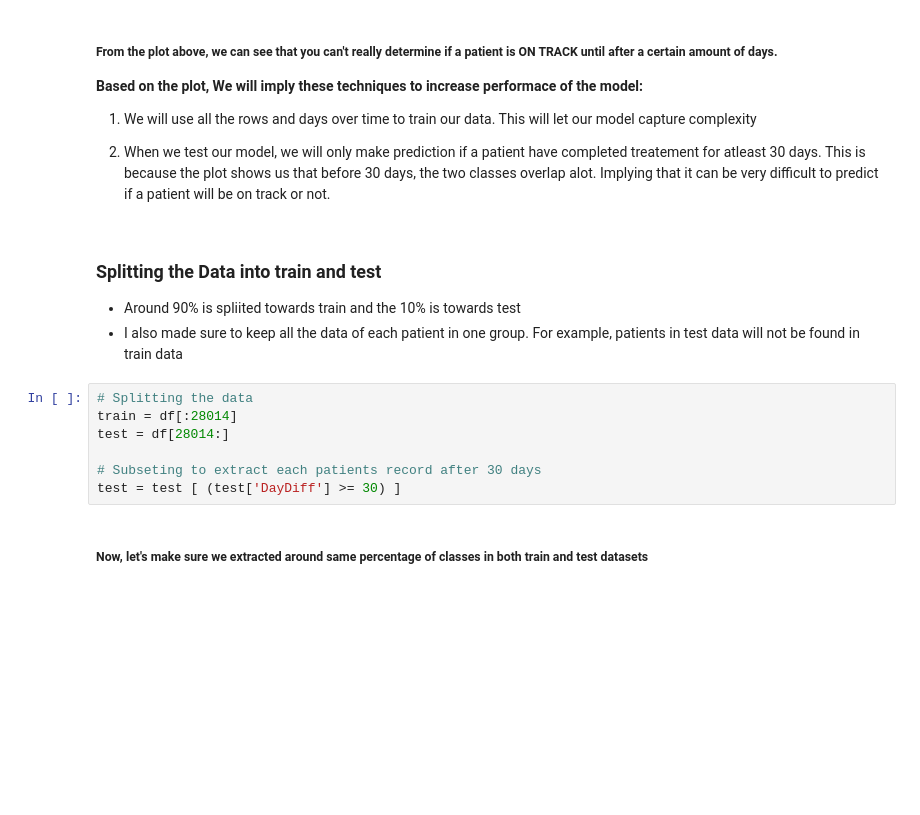
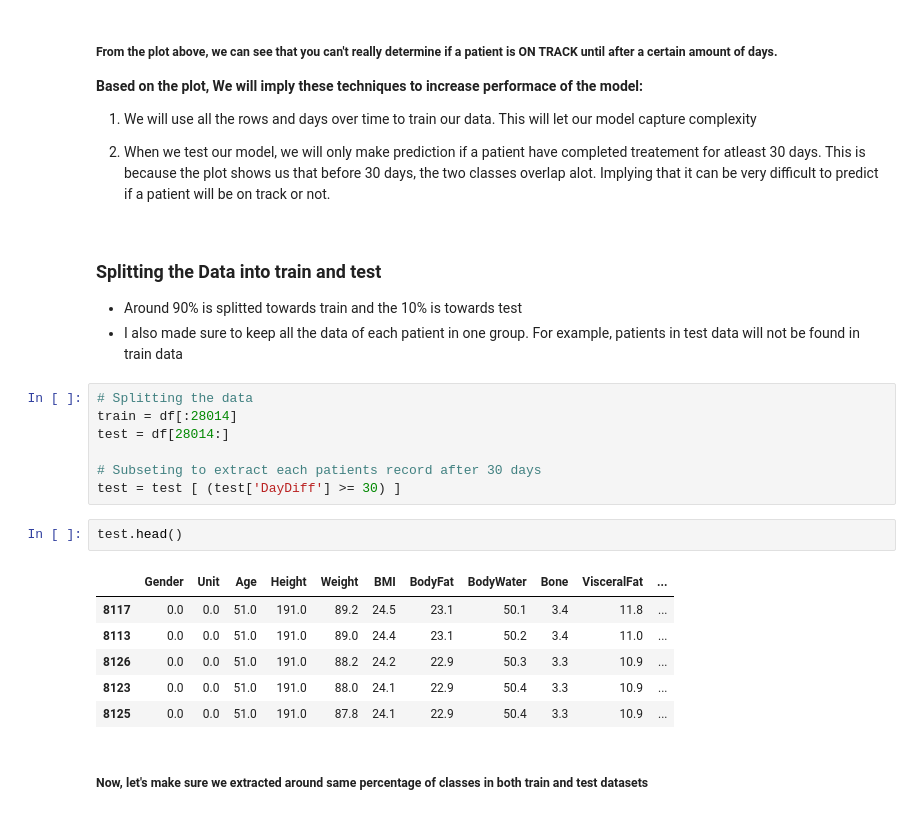
Before and after one commit to muhzubair/Allurion-work-simulation, a Jupyter notebook: work.ipynb, the cells around one changed output. Drawn from its saved outputs; the diff is of its cells as text; blank space fills up the shorter version.

```diff
--- a/work.ipynb
+++ b/work.ipynb
@@ -354,7 +356,7 @@ plt.show()
 2. When we test our model, we will only make prediction if a patient have completed treatement for atleast 30 days. This is because the plot shows us that before 30 days, the two classes overlap alot. Implying that it can be very difficult to predict if a patient will be on track or not.
 # %% [markdown]
 ### Splitting the Data into train and test
-- Around 90% is spliited towards train and the 10% is towards test
+- Around 90% is splitted towards train and the 10% is towards test
  - I also made sure to keep all the data of each patient in one group. For example, patients in test data will not be found in train data
 # %%
 # Splitting the data
@@ -363,6 +365,15 @@ test = df[28014:]
 
 # Subseting to extract each patients record after 30 days
 test = test [ (test['DayDiff'] >= 30) ]
+# %%
+test.head()
+# %% [output]
+|  | Gender | Unit | Age | Height | Weight | BMI | BodyFat | BodyWater | Bone | VisceralFat | ... |
+| 8117 | 0.0 | 0.0 | 51.0 | 191.0 | 89.2 | 24.5 | 23.1 | 50.1 | 3.4 | 11.8 | ... |
+| 8113 | 0.0 | 0.0 | 51.0 | 191.0 | 89.0 | 24.4 | 23.1 | 50.2 | 3.4 | 11.0 | ... |
+| 8126 | 0.0 | 0.0 | 51.0 | 191.0 | 88.2 | 24.2 | 22.9 | 50.3 | 3.3 | 10.9 | ... |
+| 8123 | 0.0 | 0.0 | 51.0 | 191.0 | 88.0 | 24.1 | 22.9 | 50.4 | 3.3 | 10.9 | ... |
+| 8125 | 0.0 | 0.0 | 51.0 | 191.0 | 87.8 | 24.1 | 22.9 | 50.4 | 3.3 | 10.9 | ... |
 # %% [markdown]
 ##### Now, let's make sure we extracted around same percentage of classes in both train and test datasets
 # %%
```
Also changed, not shown: parts of 11 cells of this notebook.
